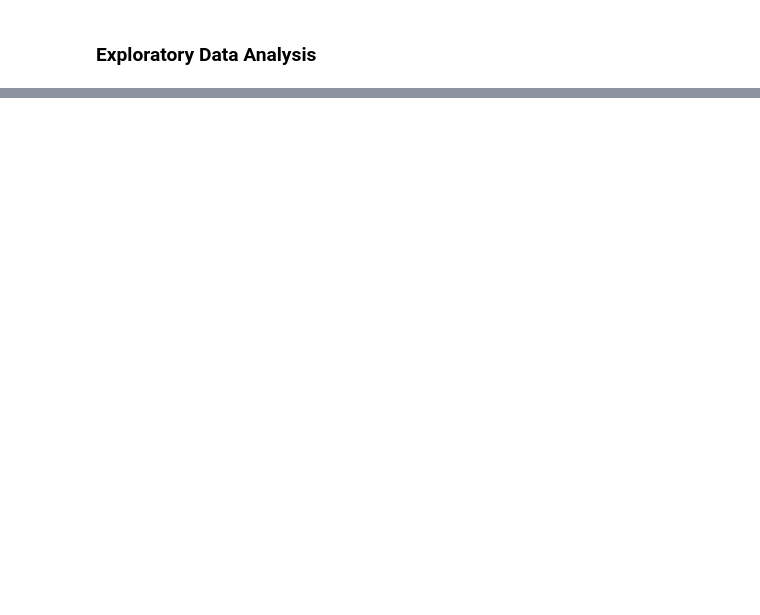
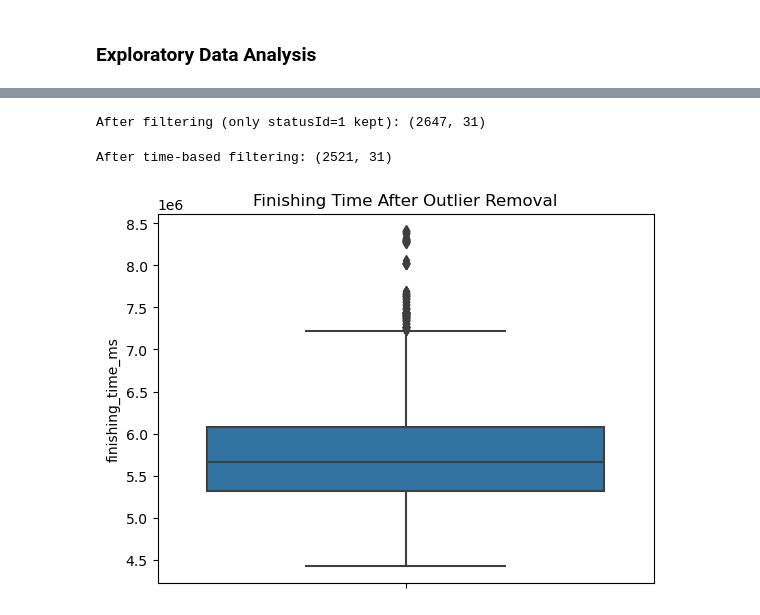
Before and after one commit to Rakshit1899/F1-Finishing-Time-Regression-Project, a Jupyter notebook: notebooks/01_eda.ipynb, the cells around one changed output, grey strips where cells are left out. Saved outputs shown, nothing was run; the diff lists cells and outputs as text; code cells hidden in the pictures; blank space fills up the shorter version.

```diff
--- a/notebooks/01_eda.ipynb
+++ b/notebooks/01_eda.ipynb
@@ -329,0 +101,28 @@ strong multicollinearity or other numerical problems.
+# %%
+# Step 1: Filter only completed race results (statusId = 1) for regression
+df = df[df['statusId'] == 1].copy()
+
+print("After filtering (only statusId=1 kept):", df.shape)
+# %% [output]
+After filtering (only statusId=1 kept): (2647, 31)
+# %%
+# Step 2: Remove unrealistic extremely low or high finishing times
+
+# Lower bound (~30 mins in ms = 1.8M ms) safety cutoff
+lower_bound = 1.8e6
+
+# Upper bound (~2 hours = 7.2M ms)
+upper_bound = 8.5e6
+
+df = df[(df['finishing_time_ms'] > lower_bound) &
+                    (df['finishing_time_ms'] < upper_bound)].copy()
+
+print("After time-based filtering:", df.shape)
+# %% [output]
+After time-based filtering: (2521, 31)
+# %%
+sns.boxplot(y=df['finishing_time_ms'])
+plt.title("Finishing Time After Outlier Removal")
+plt.show()
+# %% [output]
+[figure, added]
```
Also changed, not shown: parts of 50 cells of this notebook, 5 other files.
